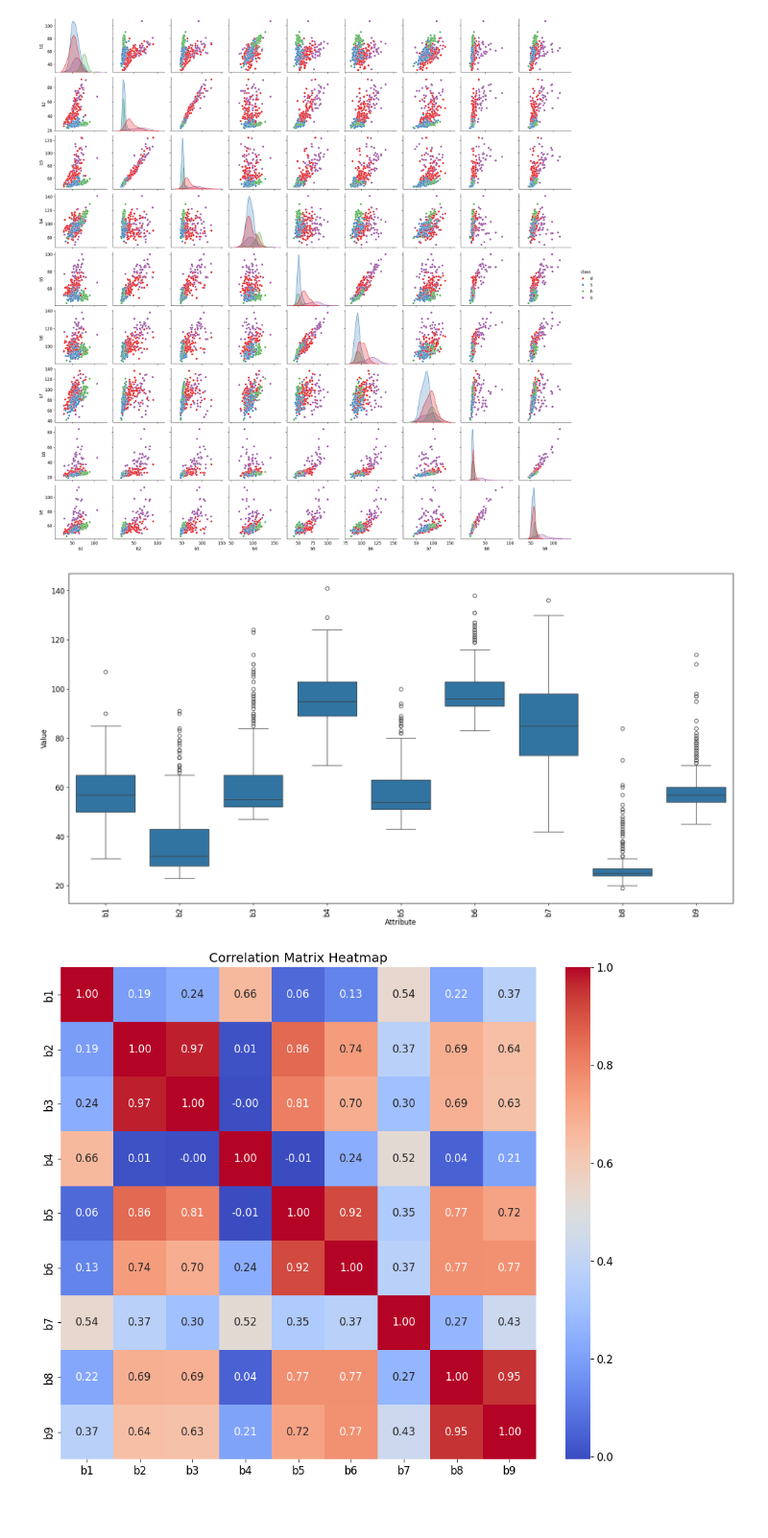
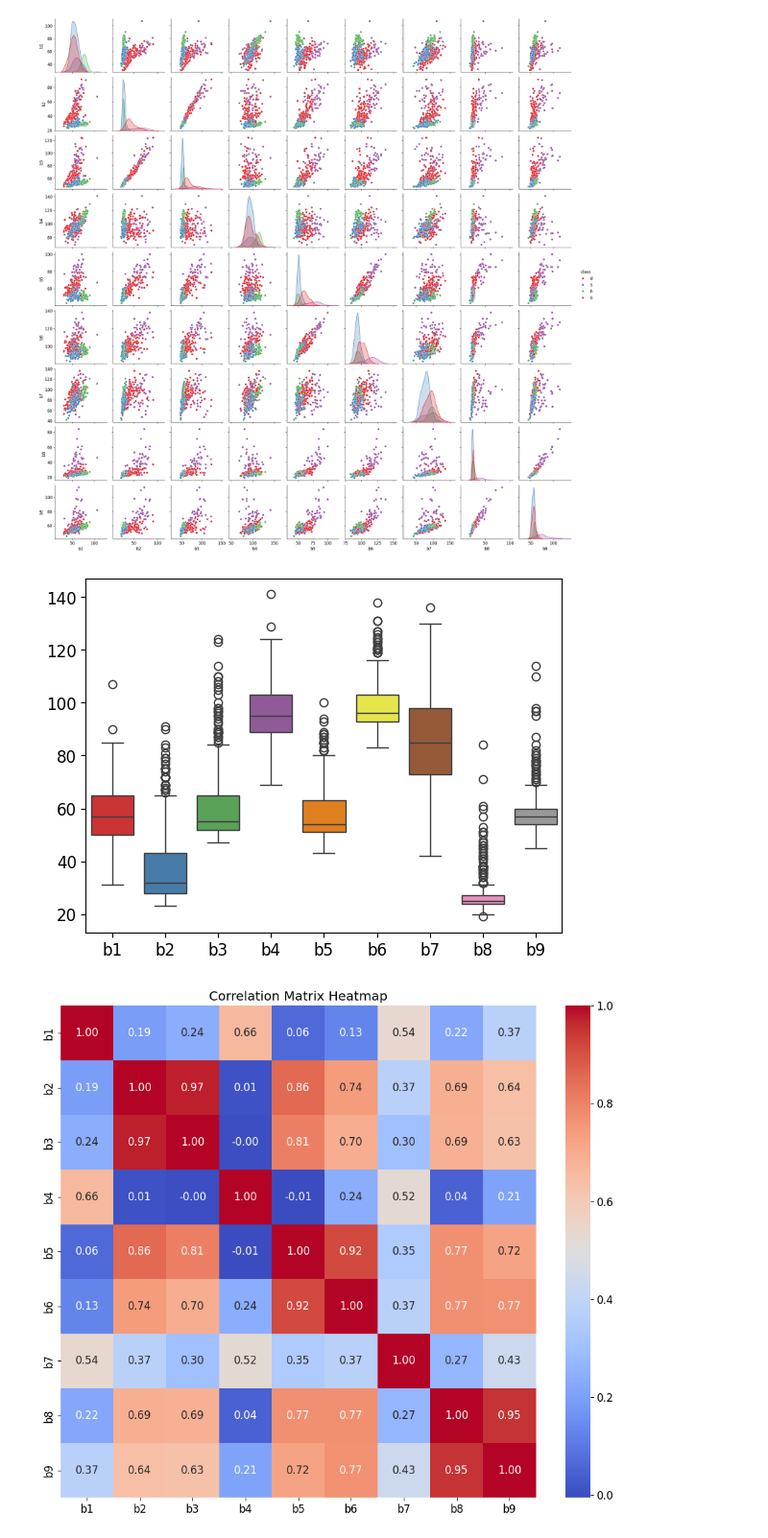
Before and after one commit to somid05/ML-2026, a Jupyter notebook: W3/labsheet2(1).ipynb, the cells around one changed output. Shown at 96% size. Saved outputs shown, nothing was run; the diff lists cells and outputs as text; code cells hidden in the pictures; blank space fills up the shorter version.

```diff
--- a/W3/labsheet2(1).ipynb
+++ b/W3/labsheet2(1).ipynb
@@ -36,3 +31,7 @@ df_test = pd.read_csv(file_path + 'testing.csv')
+# %%
+#load the dataset from github repository, files are in the W3 folder of the repository training.csv and testing.csv respectively
+df_train = pd.read_csv('https://raw.githubusercontent.com/somid05/ML-2026/main/W3/training.csv')
+df_test = pd.read_csv('https://raw.githubusercontent.com/somid05/ML-2026/main/W3/testing.csv')
 # %% [markdown]
 ### 2. Quick inspecting the data
 
@@ -139,12 +165,10 @@ plt.show()
 # %%
 #visualize the distribution of attributes using boxplot from df_train, use seaborn library
 import seaborn as sns
-dataset_melted = dataset.melt(var_name='Attribute', value_name='Value')
-plt.figure(figsize=(20, 10))
-sns.boxplot(x='Attribute', y='Value', data=dataset_melted)
-plt.xticks(rotation=90)
+#boxplot of the attributes in the training set, use seaborn library
+sns.boxplot(data=df_train.drop('class', axis=1), palette='Set1')
 plt.show()
 # %% [output]
-[figure, old version]
+[figure, new version]
 # %%
 #correlation matrix of the attributes in the training set, use seaborn library to visualize it as a heatmap
```
Also changed, not shown: parts of 7 cells of this notebook, 1 other file.
